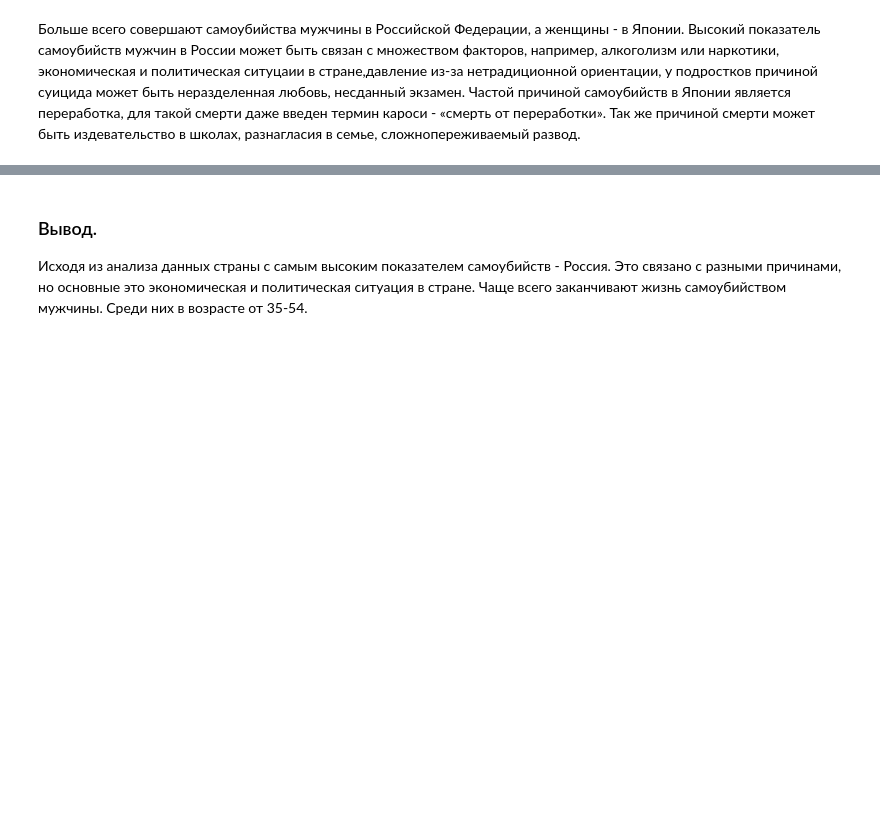
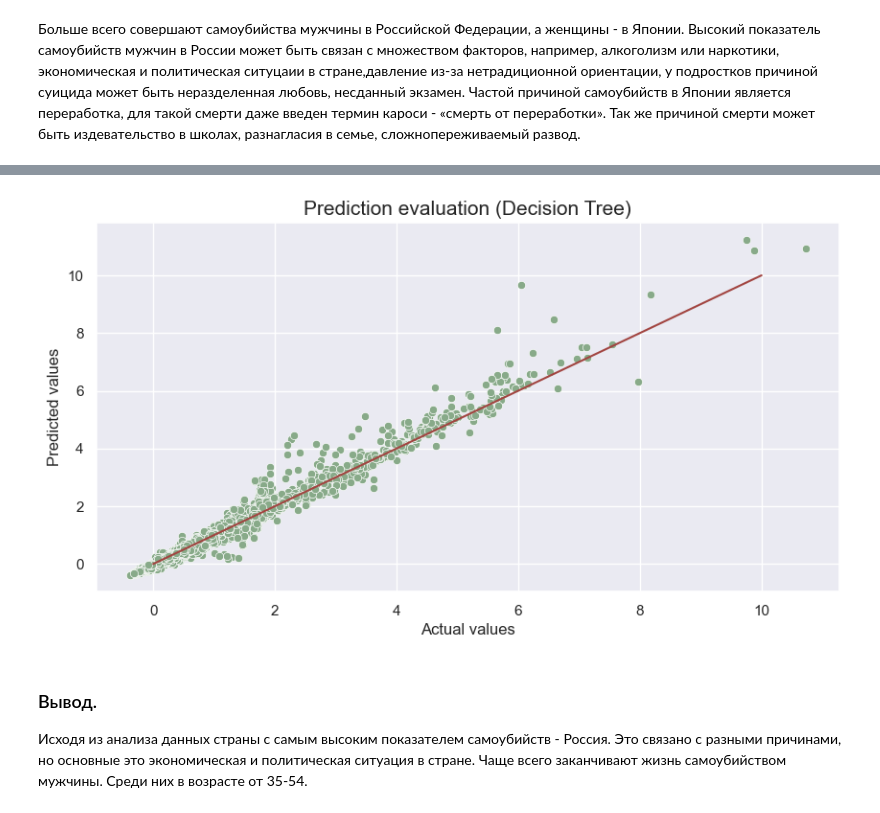
Before and after one commit to Anya-ova/DS_suicide, a Jupyter notebook: DS_Suicide.ipynb, the cells around one changed output, grey strips where cells are left out. Cells and saved outputs as stored; diff of their text form; code cells hidden in the pictures; blank space fills up the shorter version.

```diff
--- a/DS_Suicide.ipynb
+++ b/DS_Suicide.ipynb
@@ -272,0 +413,12 @@ plt.show()
+# %%
+forest_y_pred = forest.predict(X_test)
+# %%
+fig, ax = plt.subplots(figsize=(10,5))
+sns.scatterplot(x=forest_y_pred, y= y_test, ax=ax, color='#88aa89')
+sns.lineplot(x=[0, 10], y=[0, 10], color = '#a24541', ax=ax)
+plt.xlabel('Actual values')
+plt.ylabel('Predicted values')
+plt.title('Prediction evaluation (Decision Tree)', size=15)
+plt.show()
+# %% [output]
+[figure, added]
```
Also changed, not shown: parts of 33 cells of this notebook.
